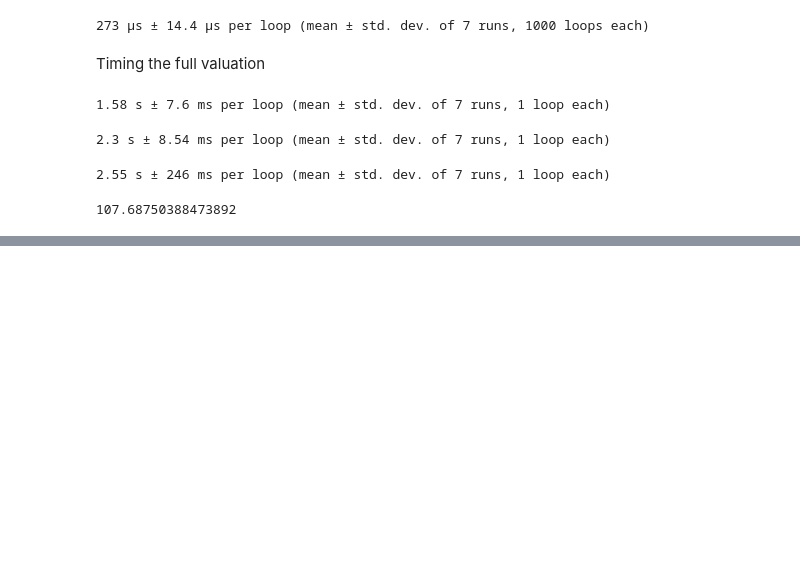
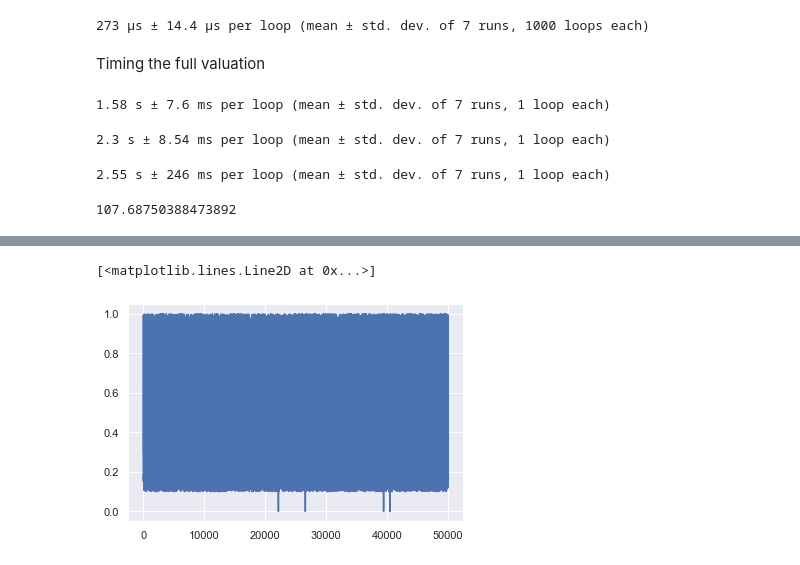
Before and after one commit to majkee15/credit_collections_rl, a Jupyter notebook: learning/policy_pricer/pricer_profiling.ipynb, the cells around one changed output, grey strips where cells are left out. Drawn from its saved outputs; the diff is of its cells as text; code cells hidden in the pictures; blank space fills up the shorter version.

```diff
--- a/learning/policy_pricer/pricer_profiling.ipynb
+++ b/learning/policy_pricer/pricer_profiling.ipynb
@@ -191,0 +250,8 @@ aav.u(sample_acc[0], sample_acc[1])
+# %%
+a = res_cython[:, 0]
+b = res_python[:, 0]
+# %%
+plt.plot(a)
+# %% [output]
+[<matplotlib.lines.Line2D at 0x...>]
+[figure, added]
```
Also changed, not shown: parts of 32 cells of this notebook, 2 other files.
